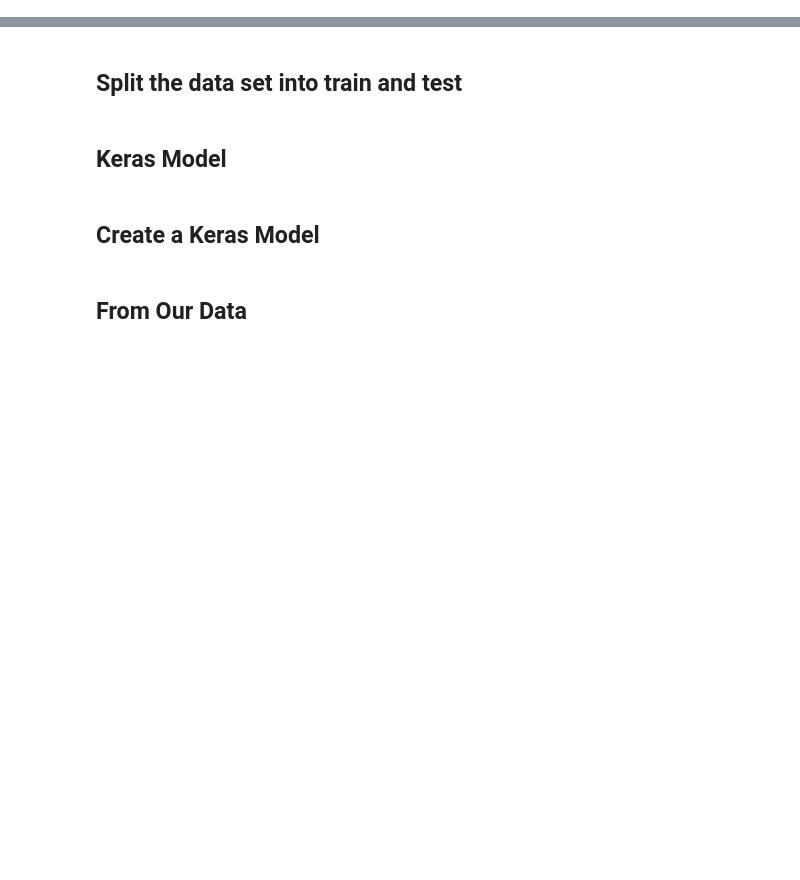
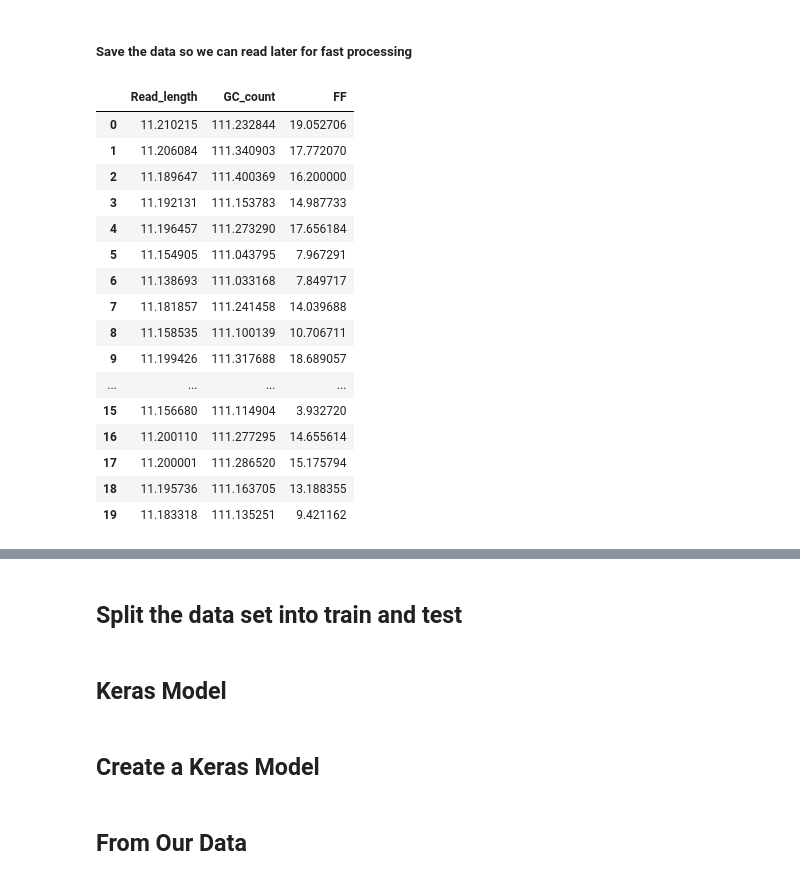
Before and after one commit to krishdb38/Bio_DeepLearning, a Jupyter notebook: Keras_Full_Complete_RL.ipynb, the cells around one changed output, grey strips where cells are left out. Saved outputs shown, nothing was run; the diff lists cells and outputs as text; code cells hidden in the pictures; blank space fills up the shorter version.

```diff
--- a/Keras_Full_Complete_RL.ipynb
+++ b/Keras_Full_Complete_RL.ipynb
@@ -53,0 +42,2 @@ y.head(2)
+# %% [markdown]
+##### Save the data so we can read later for fast processing
@@ -53,0 +51,23 @@ y.head(2)
+# %%
+df =pd.read_csv("../read_length_gc_count_ff.csv")
+y = df.loc[:,["FF"]]
+# %%
+df.head(20)
+# %% [output]
+|  | Read_length | GC_count | FF |
+| 0 | 11.210215 | 111.232844 | 19.052706 |
+| 1 | 11.206084 | 111.340903 | 17.772070 |
+| 2 | 11.189647 | 111.400369 | 16.200000 |
+| 3 | 11.192131 | 111.153783 | 14.987733 |
+| 4 | 11.196457 | 111.273290 | 17.656184 |
+| 5 | 11.154905 | 111.043795 | 7.967291 |
+| 6 | 11.138693 | 111.033168 | 7.849717 |
+| 7 | 11.181857 | 111.241458 | 14.039688 |
+| 8 | 11.158535 | 111.100139 | 10.706711 |
+| 9 | 11.199426 | 111.317688 | 18.689057 |
+| ... | ... | ... | ... |
+| 15 | 11.156680 | 111.114904 | 3.932720 |
+| 16 | 11.200110 | 111.277295 | 14.655614 |
+| 17 | 11.200001 | 111.286520 | 15.175794 |
+| 18 | 11.195736 | 111.163705 | 13.188355 |
+| 19 | 11.183318 | 111.135251 | 9.421162 |
```
Also changed, not shown: parts of 31 cells of this notebook, 5 other files.
